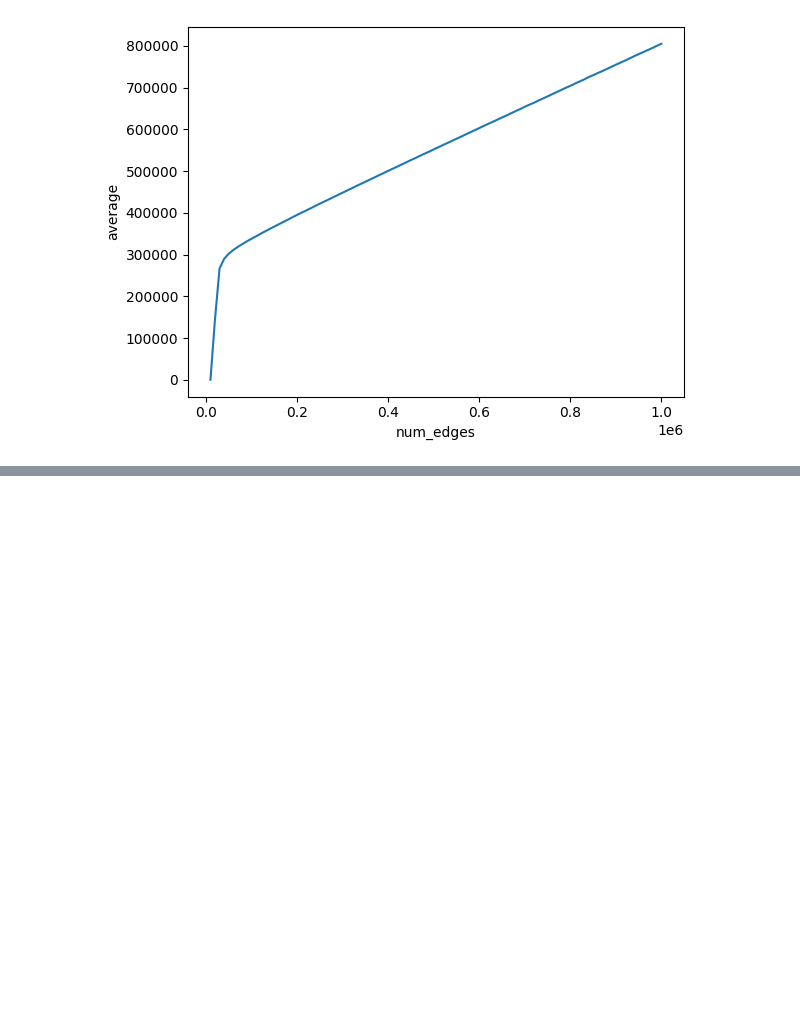
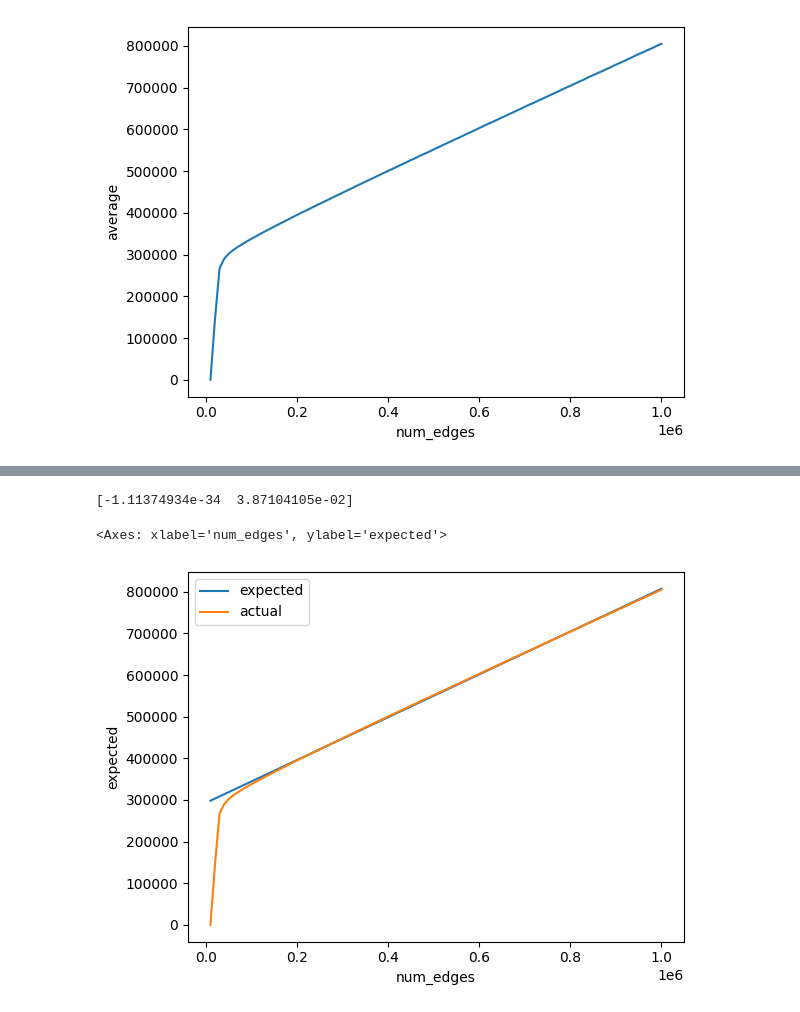
Before and after one commit to pufanyi/SC2001-Example-Class-Group7, a Jupyter notebook: Project2/data/analyze.ipynb, the cells around one changed output, grey strips where cells are left out. Cells and saved outputs as stored; diff of their text form; code cells hidden in the pictures; blank space fills up the shorter version.

```diff
--- a/Project2/data/analyze.ipynb
+++ b/Project2/data/analyze.ipynb
@@ -121,0 +149,19 @@ edge_list
+# %%
+edge_list["V_log_V"] = edge_list["num_vertices"] * edge_list["num_vertices"].apply(
+    lambda x: math.log(x, 2)
+)
+edge_list["E_log_V"] = edge_list["num_edges"] * edge_list["num_vertices"].apply(
+    lambda x: math.log(x, 2)
+)
+edge_list_bak = edge_list.copy()
+edge_list = edge_list[edge_list["num_edges"] > 1e5]
+reg = LinearRegression().fit(edge_list[["V_log_V", "E_log_V"]], edge_list["average"])
+print(reg.coef_)
+edge_list = edge_list_bak.copy()
+edge_list["expected"] = reg.predict(edge_list[["V_log_V", "E_log_V"]])
+sns.lineplot(x="num_edges", y="expected", data=edge_list, label="expected")
+sns.lineplot(x="num_edges", y="average", data=edge_list, label="actual")
+# %% [output]
+[-1.11374934e-34  3.87104105e-02]
+<Axes: xlabel='num_edges', ylabel='expected'>
+[figure, added]
```
Also changed, not shown: parts of 6 cells of this notebook, 1 other file.
